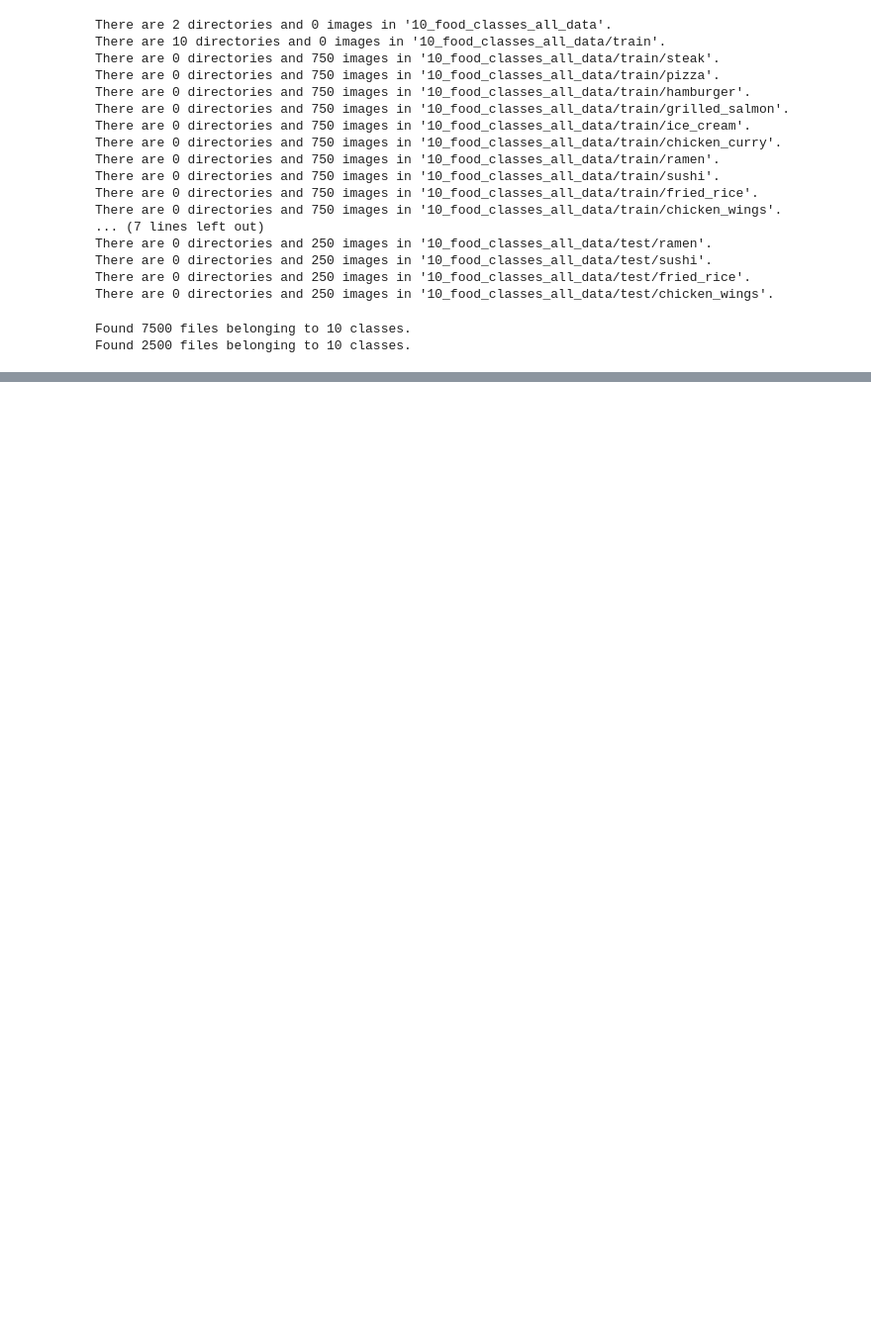
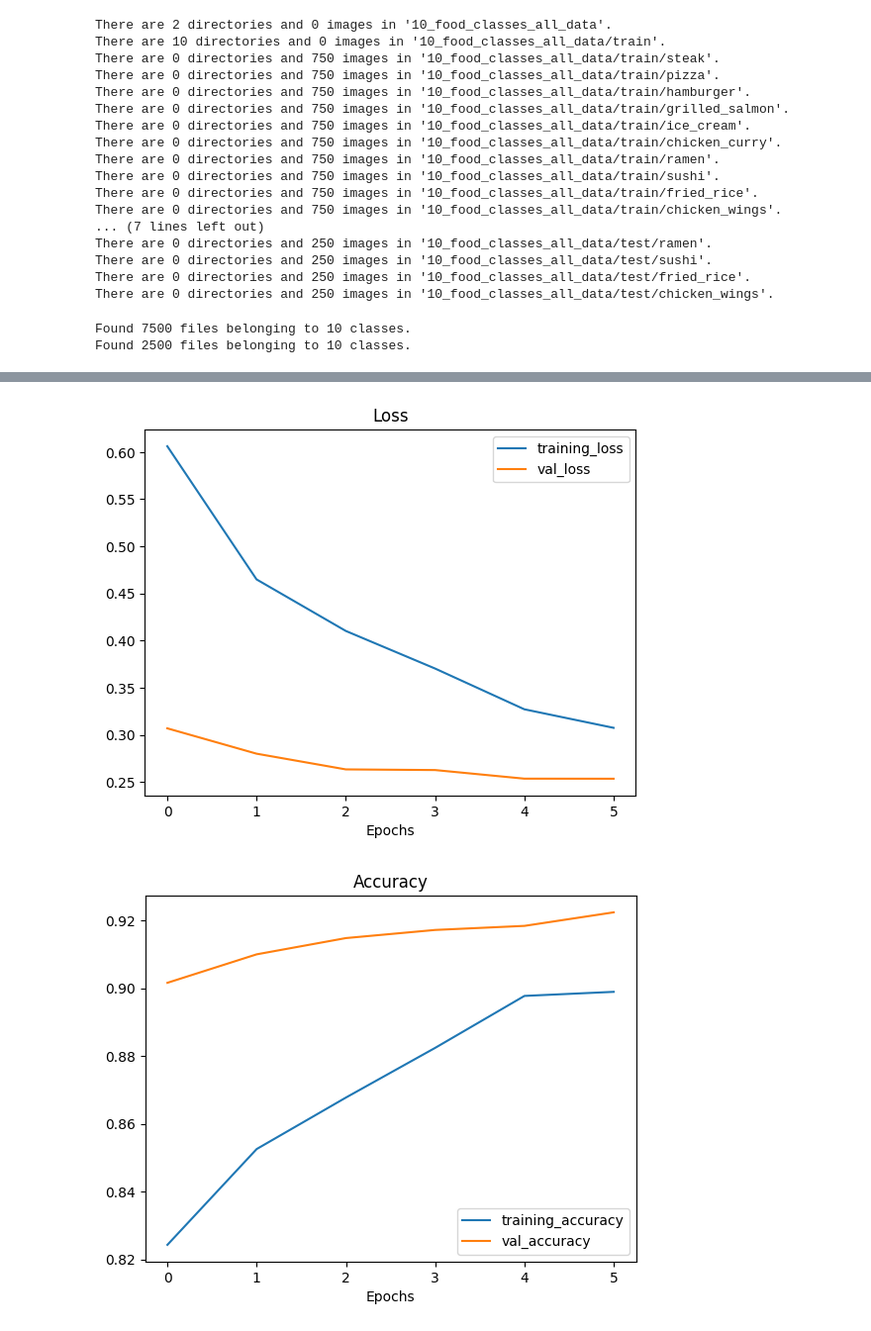
Before and after one commit to nika-va/practice, a Jupyter notebook: 05_transfer_learning_part_2.ipynb, the cells around one changed output, grey strips where cells are left out. Shown at 99% size. Drawn from its saved outputs; the diff is of its cells as text; code cells hidden in the pictures; blank space fills up the shorter version.

```diff
--- a/05_transfer_learning_part_2.ipynb
+++ b/05_transfer_learning_part_2.ipynb
@@ -548,7 +548,7 @@ Trainable params: 12810 (50.04 KB)
 Non-trainable params: 4049571 (15.45 MB)
 _________________________________________________________________
 # %%
-checkpoint_path = 'ten_percent_model_checkpoints_weights/checkpoint.ckpt'
+checkpoint_path = 'ten_percent_model_checkpoints_weights/checkpoint'
 
 checkpoint_callback = tf.keras.callbacks.ModelCheckpoint(filepath=checkpoint_path,
                                                          save_weights_only=True,
@@ -592,2 +591,0 @@ a = model_2.evaluate(test_data)
-# %%
-model_2.load_weights(checkpoint_path)
@@ -787,0 +811,11 @@ ValueError: ignored
+# %%
+model_2.compile(loss='categorical_crossentropy',
+                optimizer=tf.keras.optimizers.Adam(learning_rate=0.0001),
+                metrics='accuracy')
+# %%
+history_4 = model_2.fit(train_data_10_classes_full,
+                        epochs=10,
+                        validation_data=test_data_10_classes_full,
+                        initial_epoch=history_2.epoch[-1],
+                        callbacks=[create_tensorboard_callback('transfer_learning',
+                                                               'full_10_classes_fine_tune_last_10')])
@@ -787,0 +836,5 @@ ValueError: ignored
+# %%
+plot_loss_curves(history_4)
+# %% [output]
+[figure, added]
+[figure, added]
```
Also changed, not shown: parts of 33 cells of this notebook.
